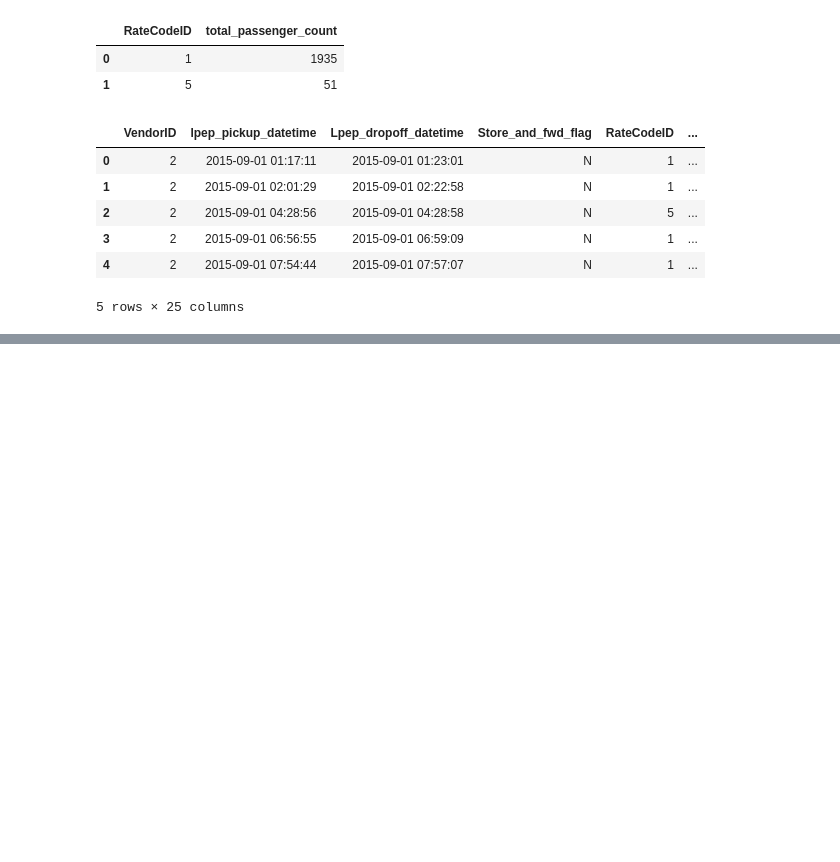
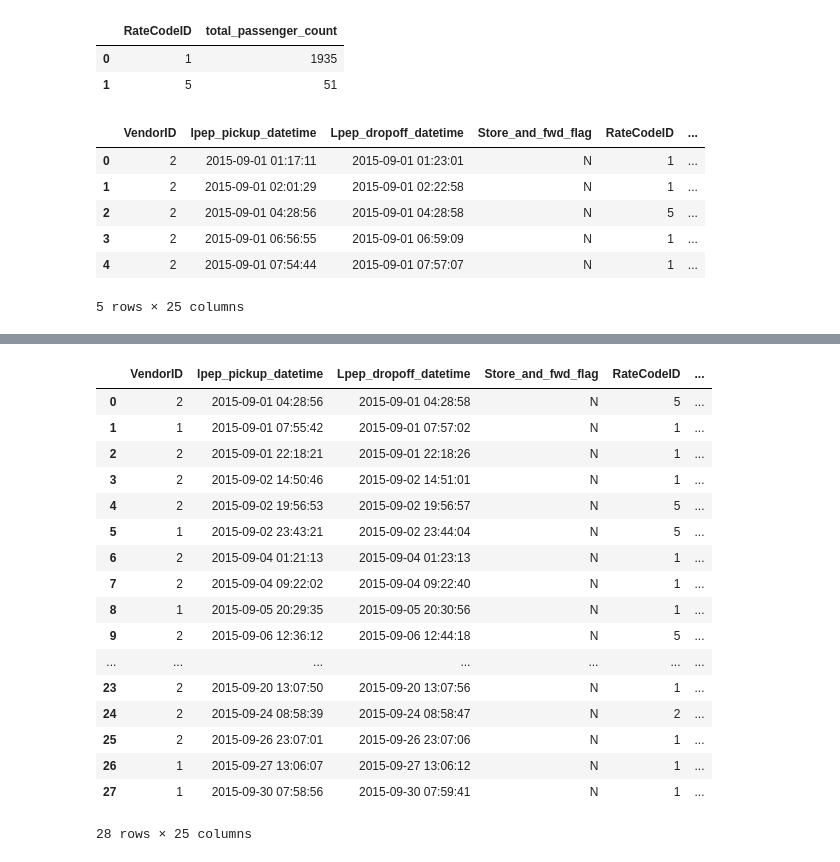
Before and after one commit to bayraktarengin/eurotech, a Jupyter notebook: nyc_taxi_query_notebook.ipynb, the cells around one changed output, grey strips where cells are left out. Drawn from its saved outputs; the diff is of its cells as text; code cells hidden in the pictures; blank space fills up the shorter version.

```diff
--- a/nyc_taxi_query_notebook.ipynb
+++ b/nyc_taxi_query_notebook.ipynb
@@ -669,0 +732,29 @@ sqldf(q)
+# %%
+q = """
+        SELECT *
+        FROM nyc_data_sep
+        where Trip_distance <= 0.1
+
+
+
+    """
+sqldf(q)
+# %% [output]
+|  | VendorID | lpep_pickup_datetime | Lpep_dropoff_datetime | Store_and_fwd_flag | RateCodeID | ... |
+| 0 | 2 | 2015-09-01 04:28:56 | 2015-09-01 04:28:58 | N | 5 | ... |
+| 1 | 1 | 2015-09-01 07:55:42 | 2015-09-01 07:57:02 | N | 1 | ... |
+| 2 | 2 | 2015-09-01 22:18:21 | 2015-09-01 22:18:26 | N | 1 | ... |
+| 3 | 2 | 2015-09-02 14:50:46 | 2015-09-02 14:51:01 | N | 1 | ... |
+| 4 | 2 | 2015-09-02 19:56:53 | 2015-09-02 19:56:57 | N | 5 | ... |
+| 5 | 1 | 2015-09-02 23:43:21 | 2015-09-02 23:44:04 | N | 5 | ... |
+| 6 | 2 | 2015-09-04 01:21:13 | 2015-09-04 01:23:13 | N | 1 | ... |
+| 7 | 2 | 2015-09-04 09:22:02 | 2015-09-04 09:22:40 | N | 1 | ... |
+| 8 | 1 | 2015-09-05 20:29:35 | 2015-09-05 20:30:56 | N | 1 | ... |
+| 9 | 2 | 2015-09-06 12:36:12 | 2015-09-06 12:44:18 | N | 5 | ... |
+| ... | ... | ... | ... | ... | ... | ... |
+| 23 | 2 | 2015-09-20 13:07:50 | 2015-09-20 13:07:56 | N | 1 | ... |
+| 24 | 2 | 2015-09-24 08:58:39 | 2015-09-24 08:58:47 | N | 2 | ... |
+| 25 | 2 | 2015-09-26 23:07:01 | 2015-09-26 23:07:06 | N | 1 | ... |
+| 26 | 1 | 2015-09-27 13:06:07 | 2015-09-27 13:06:12 | N | 1 | ... |
+| 27 | 1 | 2015-09-30 07:58:56 | 2015-09-30 07:59:41 | N | 1 | ... |
+28 rows × 25 columns
```
Also changed, not shown: parts of 17 cells of this notebook.
